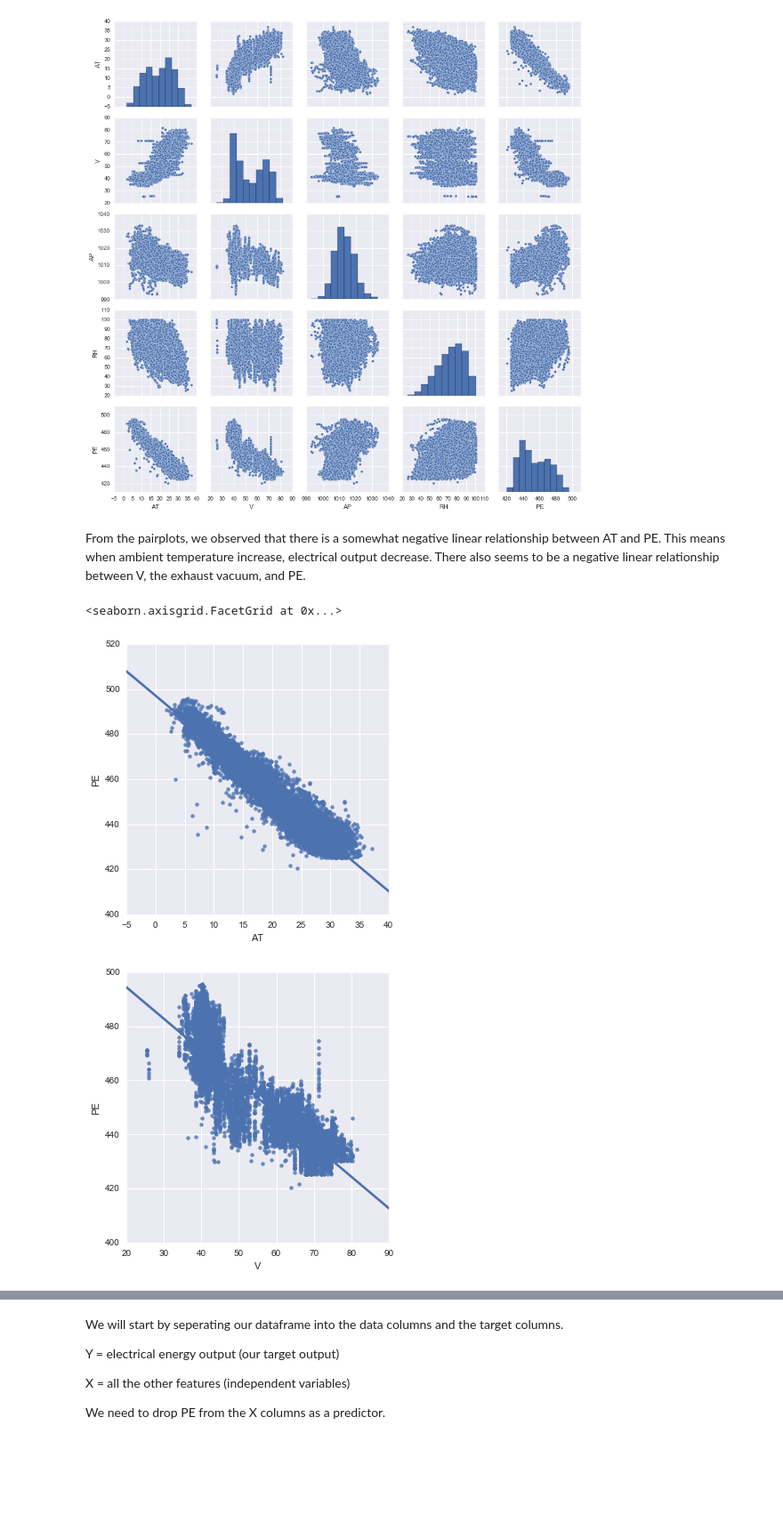
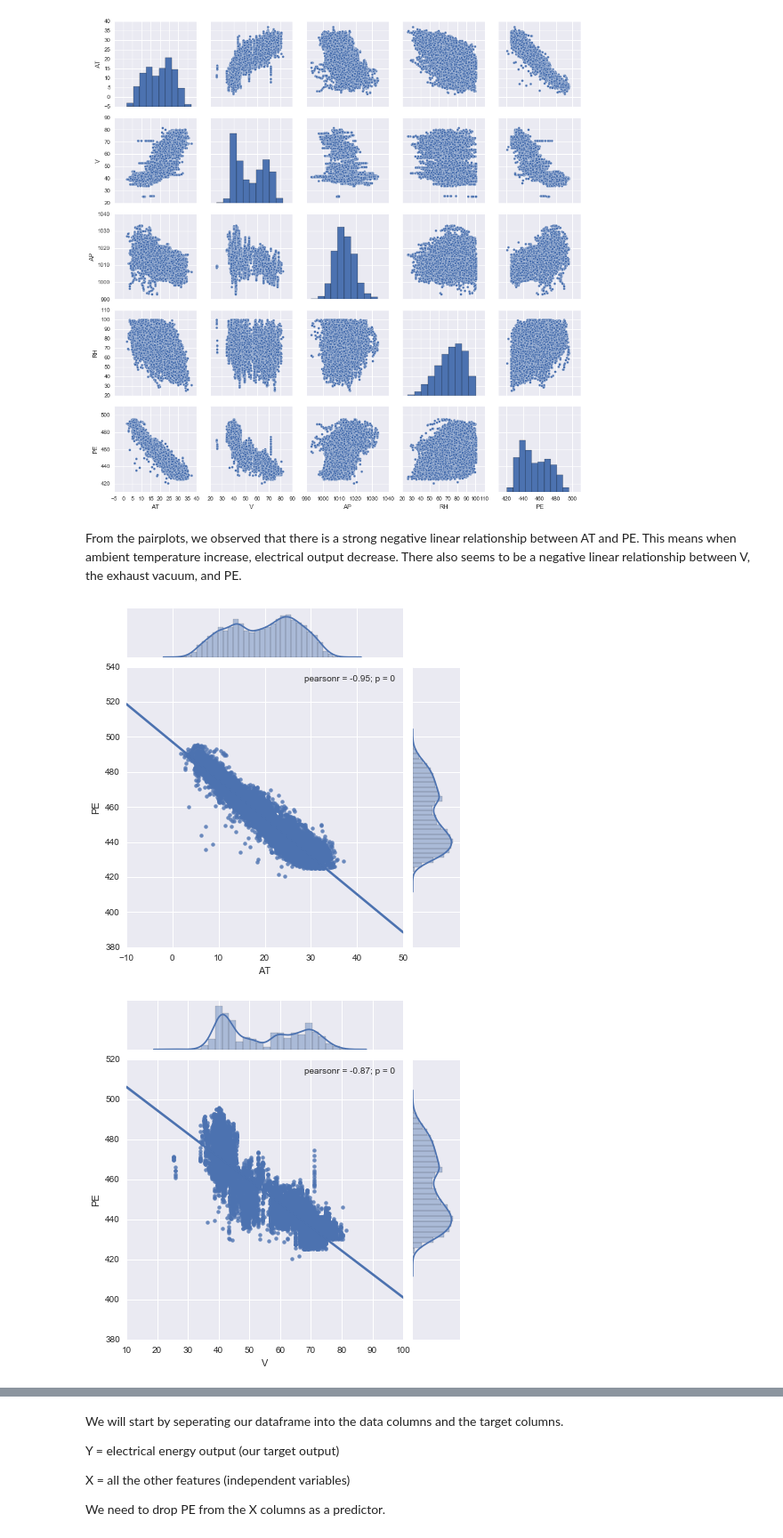
Before and after one commit to kenwai/Aon-CCPP, a Jupyter notebook: Aon CCPP.ipynb, the cells around one changed output, grey strips where cells are left out. Shown at 89% size. Saved outputs shown, nothing was run; the diff lists cells and outputs as text; code cells hidden in the pictures; blank space fills up the shorter version.

```diff
--- a/Aon CCPP.ipynb
+++ b/Aon CCPP.ipynb
@@ -83,12 +95,13 @@ sns.pairplot(df)
 <seaborn.axisgrid.PairGrid at 0x...>
 [figure]
 # %% [markdown]
-From the pairplots, we observed that there is a somewhat negative linear relationship between AT and PE. This means when ambient temperature increase, electrical output decrease. There also seems to be a negative linear relationship between V, the exhaust vacuum, and PE.
+From the pairplots, we observed that there is a strong negative linear relationship between AT and PE. This means when ambient temperature increase, electrical output decrease. There also seems to be a negative linear relationship between V, the exhaust vacuum, and PE.
 # %%
 # A closer look of the above observations using a linear fit
-sns.lmplot('AT','PE',data = df)
-sns.lmplot('V','PE',data = df)
+sns.jointplot(x="AT", y="PE", data=df, kind="reg");
+sns.jointplot(x="V", y="PE", data=df, kind="reg");
+sns.jointplot(x="AP", y="PE", data=df, kind="reg");
+sns.jointplot(x="RH", y="PE", data=df, kind="reg");
 # %% [output]
-<seaborn.axisgrid.FacetGrid at 0x...>
-[figure, old version]
+[figure, new version]
-[figure, old version]
+[figure, new version]
```
Also changed, not shown: parts of 9 cells of this notebook.
